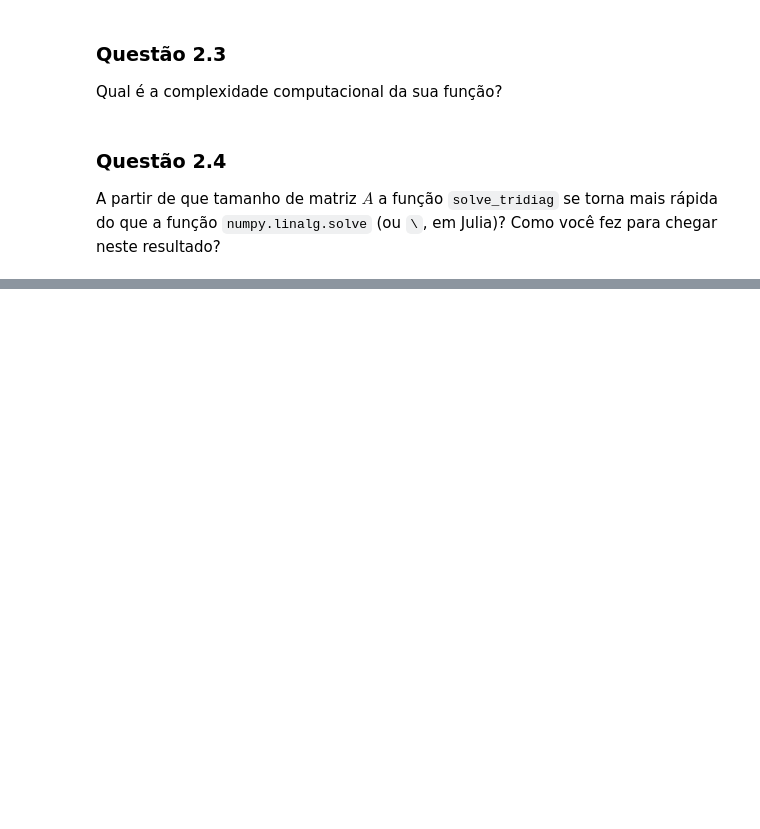
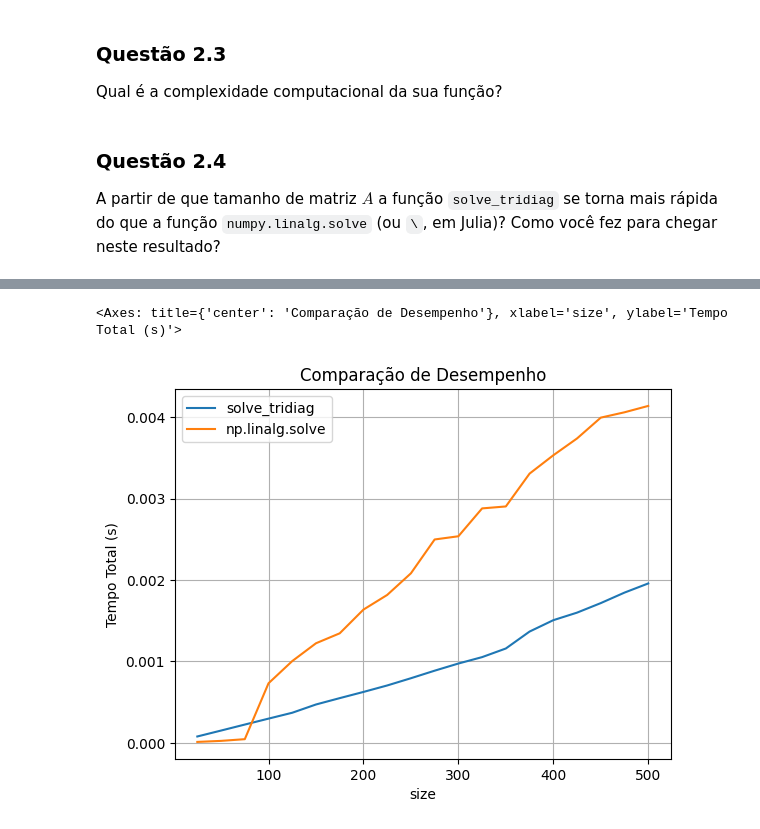
Before and after one commit to davi-dressler/fgv_aln, a Jupyter notebook: Trab_1/Projeto1_2.ipynb, the cells around one changed output, grey strips where cells are left out. Saved outputs shown, nothing was run; the diff lists cells and outputs as text; code cells hidden in the pictures; blank space fills up the shorter version.

```diff
--- a/Trab_1/Projeto1_2.ipynb
+++ b/Trab_1/Projeto1_2.ipynb
@@ -112,0 +138,16 @@ print(tempo)
+# %%
+# Cria um novo DataFrame unindo os tempos
+df_comparativo = pd.DataFrame({
+    "size": df_solve_tridiag["size"],
+    "solve_tridiag": df_solve_tridiag["process_time"],
+    "np.linalg.solve": df_linalg_solve["process_time"]
+})
+
+# Plota as duas colunas juntas
+df_comparativo.plot(x="size", y=["solve_tridiag", "np.linalg.solve"],
+                    title="Comparação de Desempenho",
+                    ylabel="Tempo Total (s)",
+                    grid=True)
+# %% [output]
+<Axes: title={'center': 'Comparação de Desempenho'}, xlabel='size', ylabel='Tempo Total (s)'>
+[figure, added]
```
Also changed, not shown: parts of 8 cells of this notebook, 1 other file.
